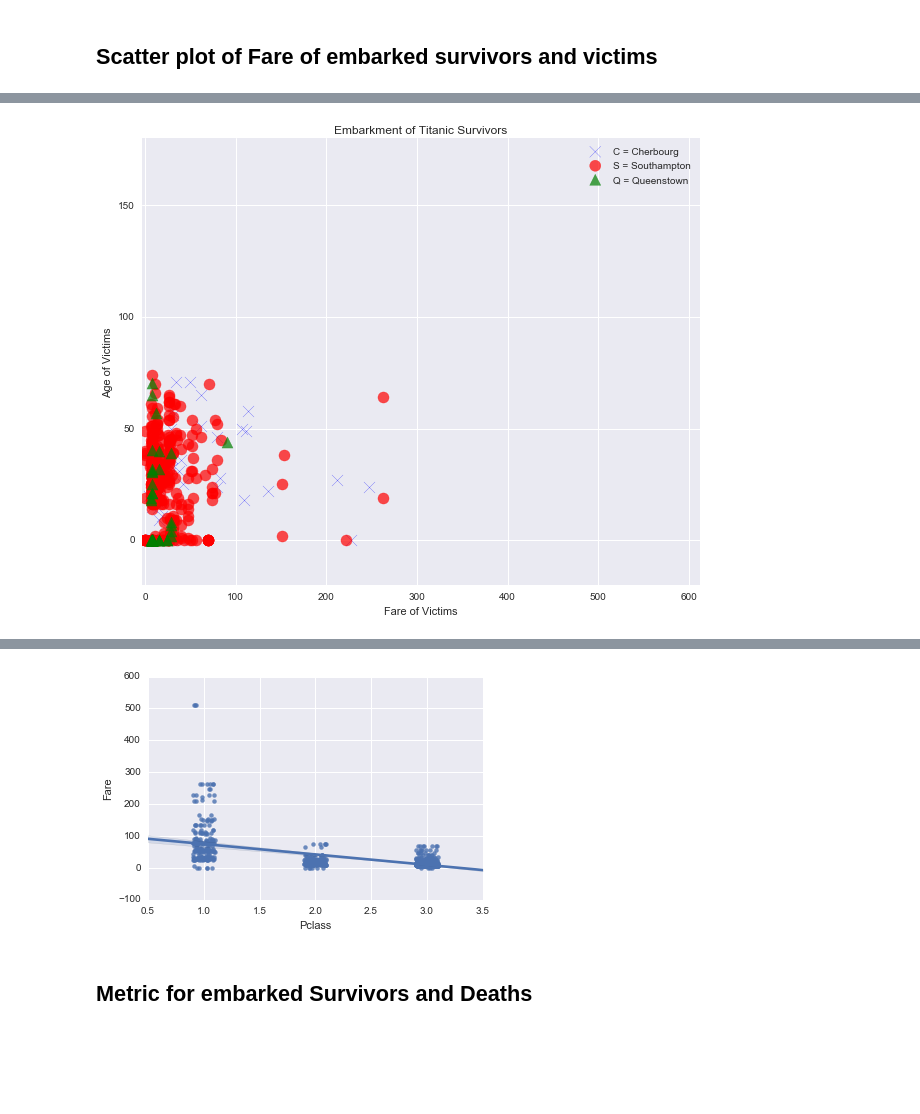
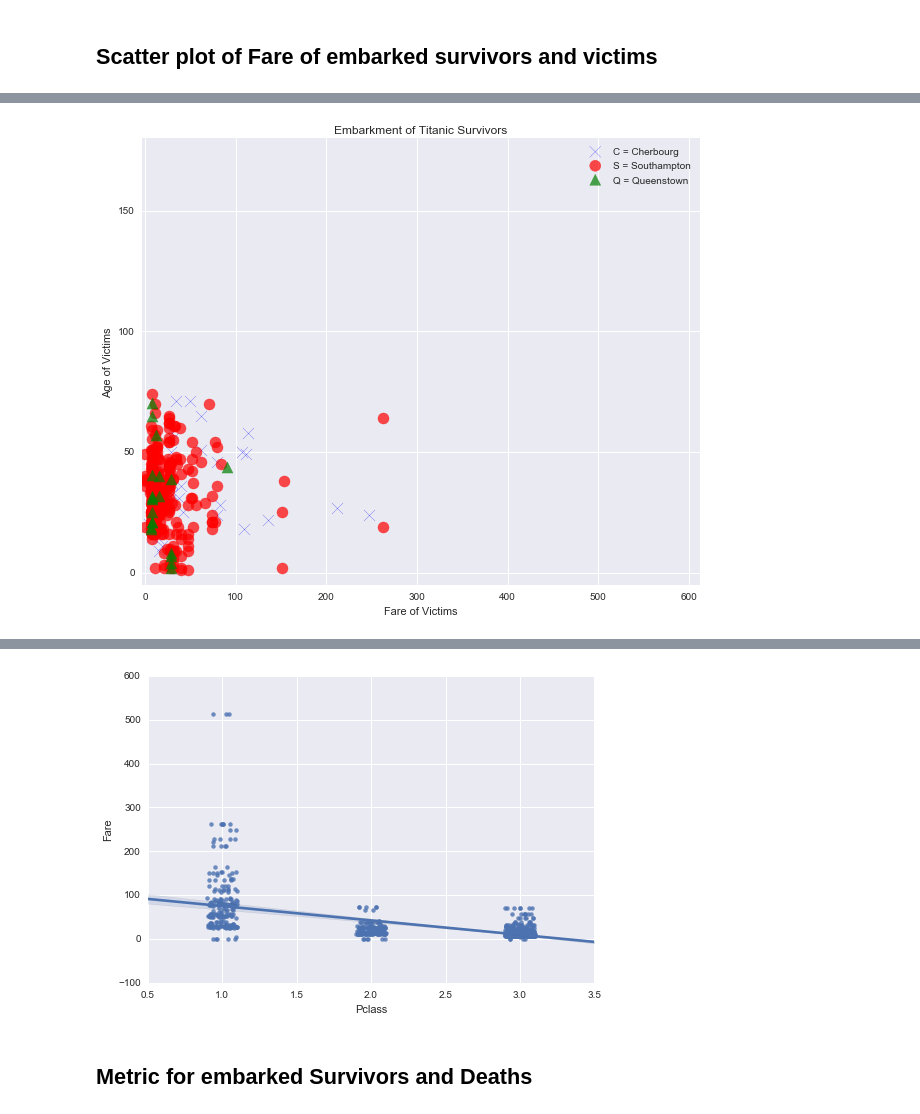
Before and after one commit to krismanaya/udacity_data_analyst, a Jupyter notebook: project_2/titanic_src/Titanic Project 2 .ipynb, the cells around one changed output, grey strips where cells are left out. Drawn from its saved outputs; the diff is of its cells as text; code cells hidden in the pictures; blank space fills up the shorter version.

```diff
--- a/project_2/titanic_src/Titanic Project 2 .ipynb
+++ b/project_2/titanic_src/Titanic Project 2 .ipynb
@@ -62,8 +62,6 @@ HTML(
 titanic_df = pd.read_csv('titanic-data.csv')
 titanic_df.head()
 
-#filled NaN values with zeror for passangers.
-titanic_df = titanic_df.fillna(value=0)
 
 #functions
 def gender_survial(gender,survival):
@@ -665,7 +612,7 @@ plt.legend(loc='upper right')
 
 # set the figure boundaries
 plt.xlim([min(embarked_qdf['Fare'])-11,max(embarked_cdf['Fare']) + 100])
-plt.ylim([min(embarked_qdf['Age'])-20, max(embardked_sdf['Age'])+100])
+plt.ylim([min(embarked_qdf['Age'])-20, max(embarked_sdf['Age'])+100])
 plt.show()
 
 
@@ -734,7 +681,7 @@ plt.legend(loc='upper right')
 
 # set the figure boundaries
 plt.xlim([min(embarked_qdf['Fare'])-11,max(embarked_cdf['Fare']) + 100])
-plt.ylim([min(embarked_qdf['Age'])-20, max(embardked_sdf['Age'])+100])
+plt.ylim([min(embarked_qdf['Age'])-20, max(embarked_sdf['Age'])+100])
 plt.show()
 
 ##################### Spearman Correlation ##############
@@ -752 +699 @@ scipy.stats.spearmanr(titanic_df['Fare'],titanic_df['Pclass'])
-[figure, old version]
+[figure, new version]
@@ -754,4 +701,4 @@ SpearmanrResult(correlation=-0.6880316726256096, pvalue=6.1945537314229761e-126)
-[figure, old version]
+[figure, new version]
 # %% [markdown]
 ## Metric for embarked Survivors and Deaths
 # %%
```
Also changed, not shown: parts of 10 cells of this notebook, 1 other file.
